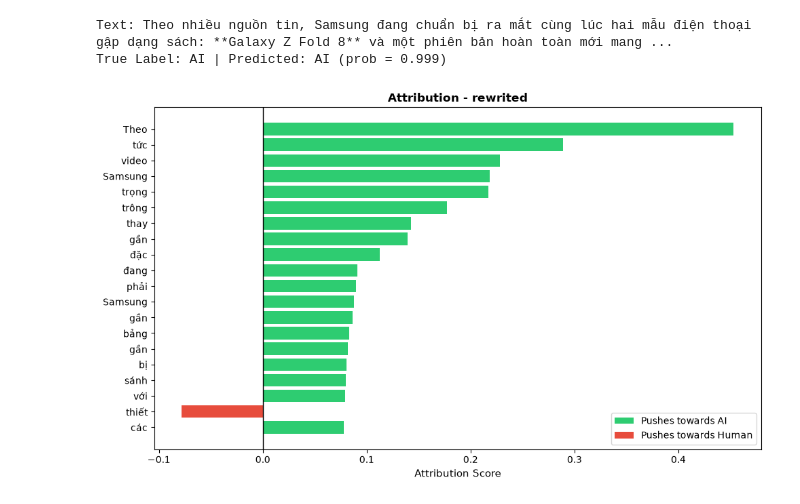
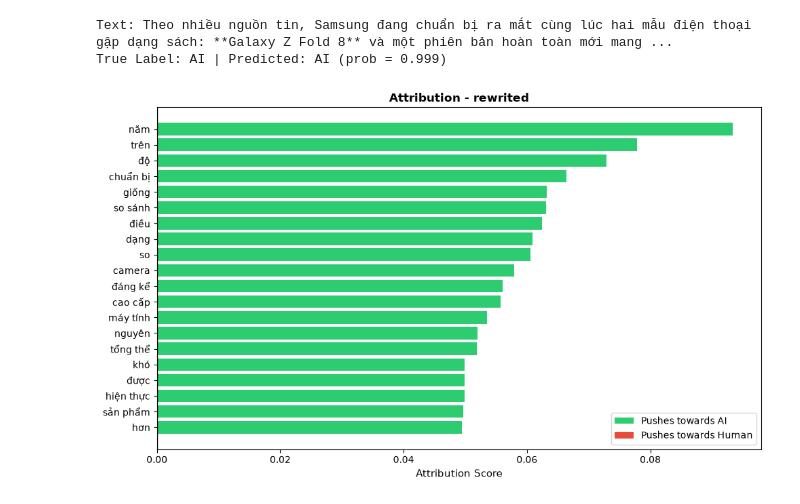
Before and after one commit to deckardLong/ai-content-detection, a Jupyter notebook: notebooks/05_explainability.ipynb, the cells around one changed output. Drawn from its saved outputs; the diff is of its cells as text; code cells hidden in the pictures.

Commit message:
Add new visualizing and demo

```diff
--- a/notebooks/05_explainability.ipynb
+++ b/notebooks/05_explainability.ipynb
@@ -63,9 +63,16 @@ print(f"True Label: AI | Predicted: {'AI' if result['predicted_label'] == 1 else
 Text: Theo nhiều nguồn tin, Samsung đang chuẩn bị ra mắt cùng lúc hai mẫu điện thoại gập dạng sách: **Galaxy Z Fold 8** và một phiên bản hoàn toàn mới mang ...
 True Label: AI | Predicted: AI (prob = 0.999)
 # %%
-visualizer.plot_token_attribution(result['tokens'], result['scores'], title=f"Attribution - {sample['generated_type']}")
+filtered_words, filtered_scores = visualizer.filter_punct(result['tokens'], result['scores'])
+result_filtered = {**result, 'tokens': list(filtered_words), 'scores': np.array(filtered_scores)}
+
+top = explainer.top_tokens(result_filtered, k=20, dedupe='mean')
+words_plot, scores_plot = zip(*top) if top else ([], [])
+
+visualizer.plot_token_attribution(list(words_plot), np.array(scores_plot),
+                                   title=f"Attribution - {sample['generated_type']}")
 # %% [output]
-[figure, old version]
+[figure, new version]
 # %%
 # Visualize highlight text
 pred_str = 'AI' if result['predicted_label'] == 1 else 'Human'
```
Also changed, not shown: parts of 2 cells of this notebook, 4 other files.
